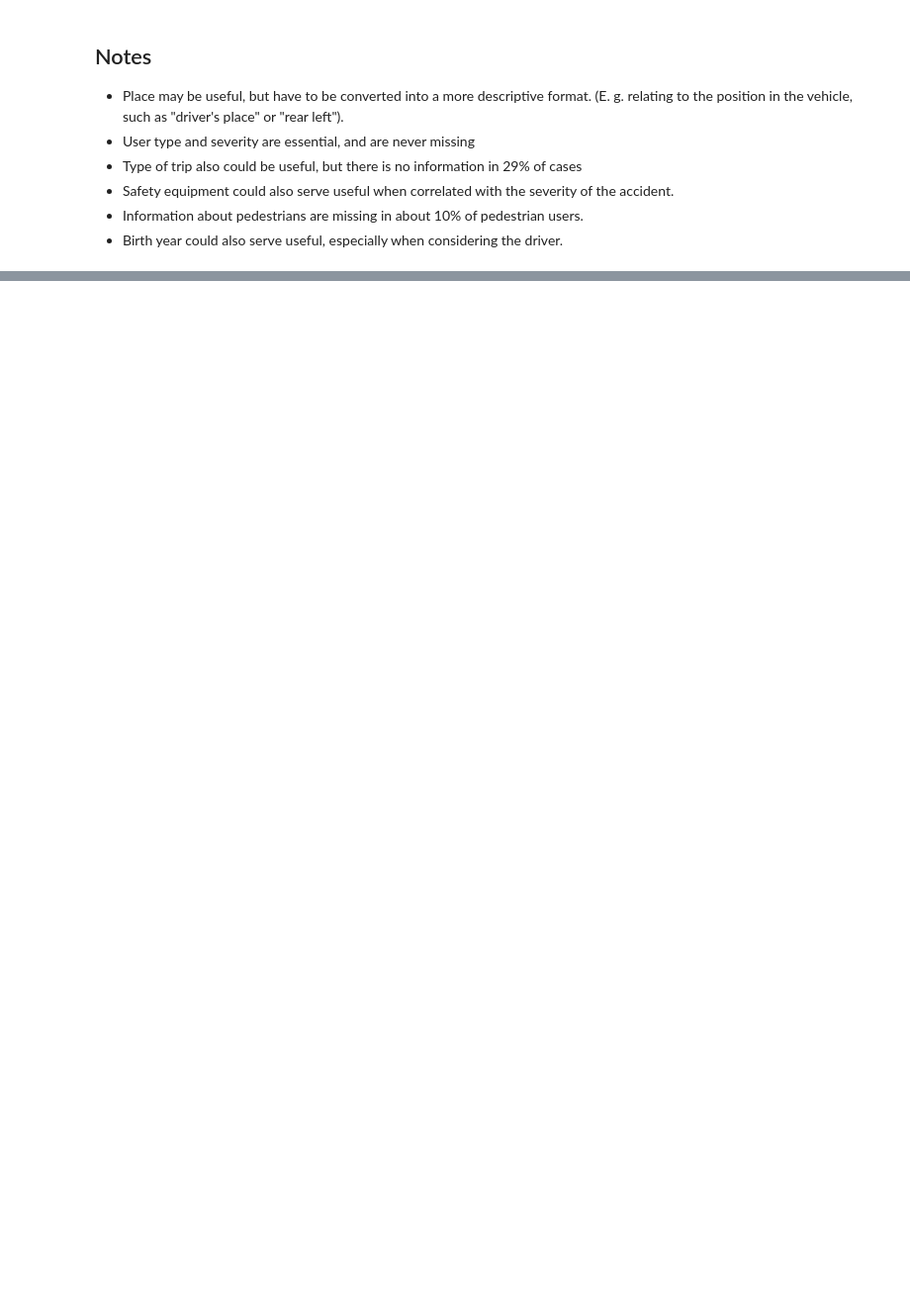
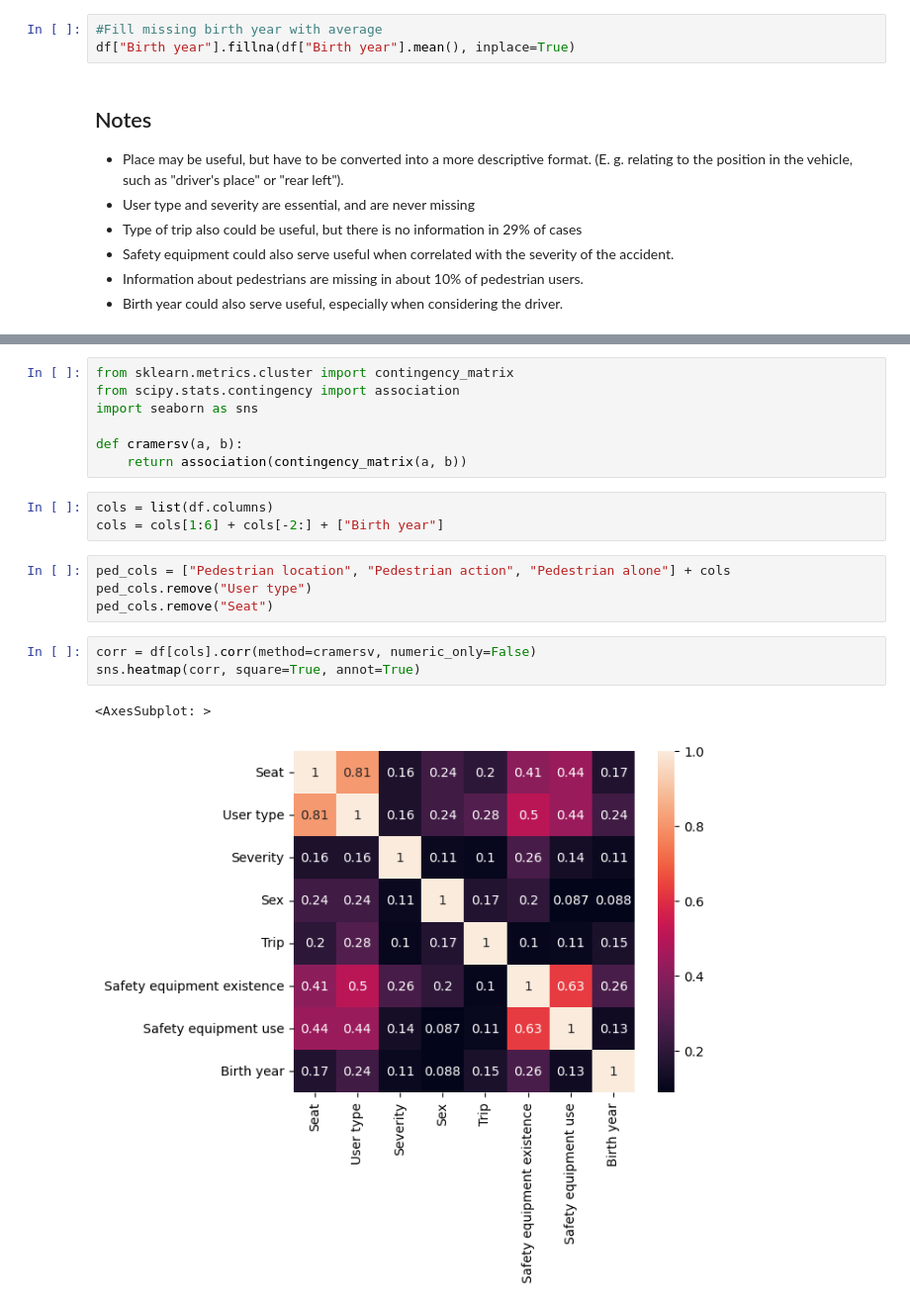
Before and after one commit to annagergaly/french-accidents, a Jupyter notebook: users.ipynb, the cells around one changed output, grey strips where cells are left out. Shown at 99% size. Drawn from its saved outputs; the diff is of its cells as text; blank space fills up the shorter version.

```diff
--- a/users.ipynb
+++ b/users.ipynb
@@ -383,3 +441,6 @@ df[df["Birth year"] > df["Year"]] # No inconsistencies
+# %%
+#Fill missing birth year with average
+df["Birth year"].fillna(df["Birth year"].mean(), inplace=True)
 # %% [markdown]
 ## Notes
 
@@ -391,0 +473,20 @@ df[df["Birth year"] > df["Year"]] # No inconsistencies
+# %%
+from sklearn.metrics.cluster import contingency_matrix
+from scipy.stats.contingency import association
+import seaborn as sns
+
+def cramersv(a, b):
+    return association(contingency_matrix(a, b))
+# %%
+cols = list(df.columns)
+cols = cols[1:6] + cols[-2:] + ["Birth year"]
+# %%
+ped_cols = ["Pedestrian location", "Pedestrian action", "Pedestrian alone"] + cols
+ped_cols.remove("User type")
+ped_cols.remove("Seat")
+# %%
+corr = df[cols].corr(method=cramersv, numeric_only=False)
+sns.heatmap(corr, square=True, annot=True)
+# %% [output]
+<AxesSubplot: >
+[figure, added]
```
Also changed, not shown: parts of 37 cells of this notebook, 2 other files.
